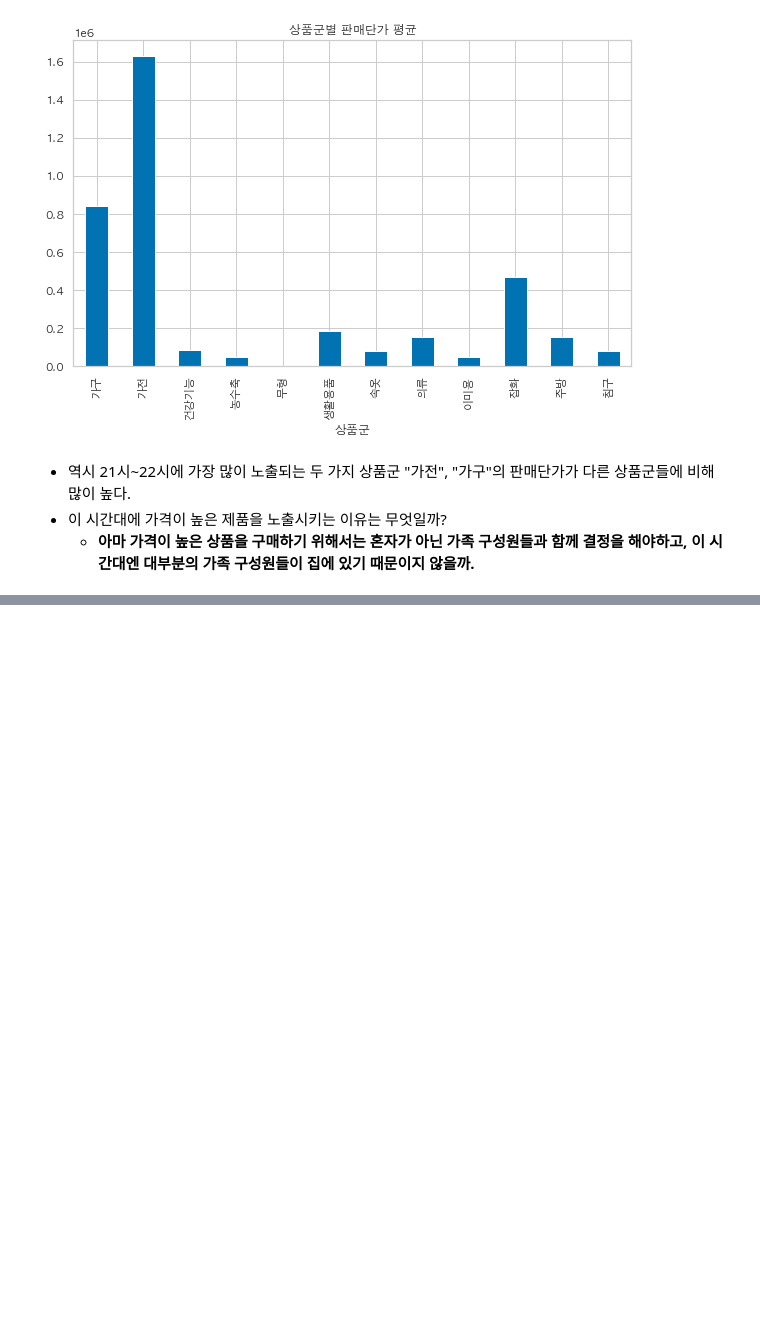
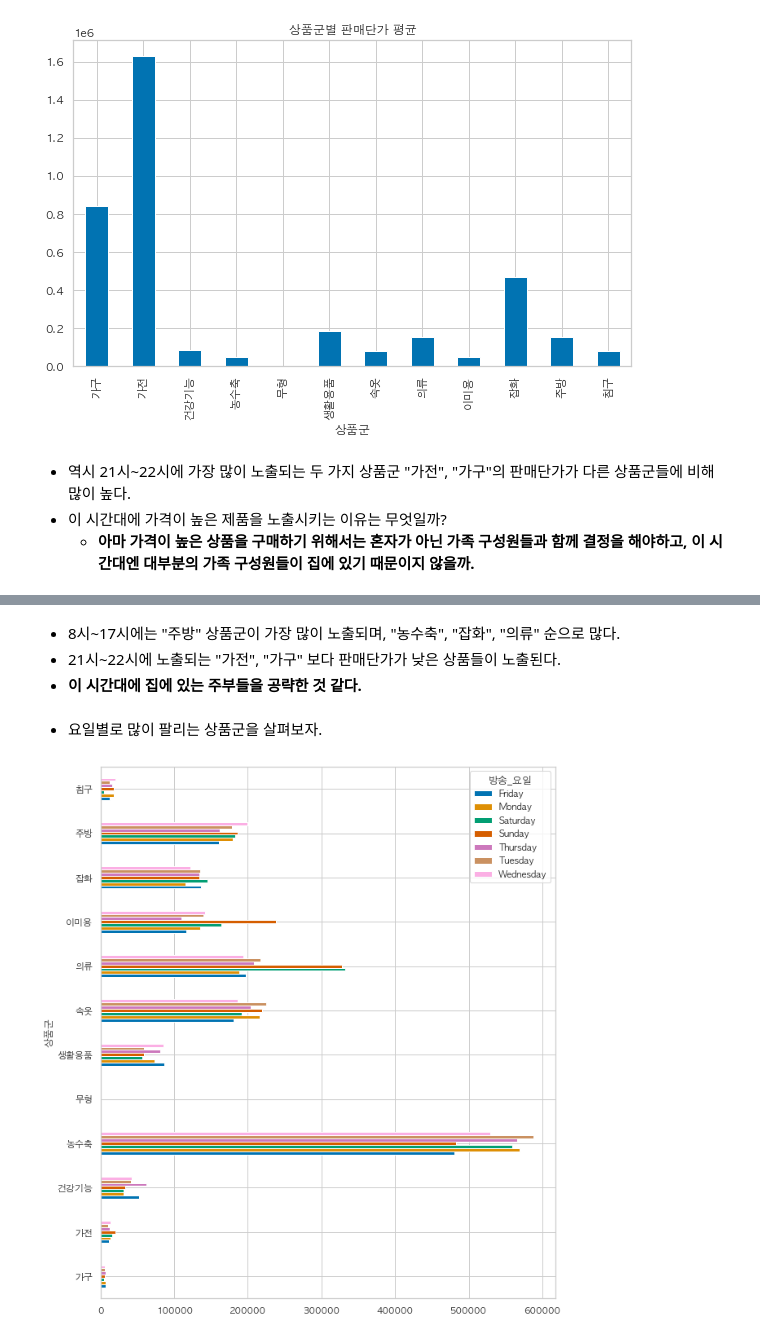
Before and after one commit to HongyeobKim/Project, a Jupyter notebook: NS-Shop/Data-Preparation-and-Exploration.ipynb, the cells around one changed output, grey strips where cells are left out. Cells and saved outputs as stored; diff of their text form; code cells hidden in the pictures; blank space fills up the shorter version.

```diff
--- a/NS-Shop/Data-Preparation-and-Exploration.ipynb
+++ b/NS-Shop/Data-Preparation-and-Exploration.ipynb
@@ -442,0 +450,11 @@ plt.show()
+# %% [markdown]
+- 8시~17시에는 "주방" 상품군이 가장 많이 노출되며, "농수축", "잡화", "의류" 순으로 많다.
+- 21시~22시에 노출되는 "가전", "가구" 보다 판매단가가 낮은 상품들이 노출된다.
+- __이 시간대에 집에 있는 주부들을 공략한 것 같다.__
+# %% [markdown]
+- 요일별로 많이 팔리는 상품군을 살펴보자.
+# %%
+sales_result_ds.pivot_table(index = '상품군', columns = '방송_요일', values = '판매개수', aggfunc = sum).plot(kind = 'barh', figsize = (10,12))
+plt.show()
+# %% [output]
+[figure, added]
```
Also changed, not shown: parts of 11 cells of this notebook.
